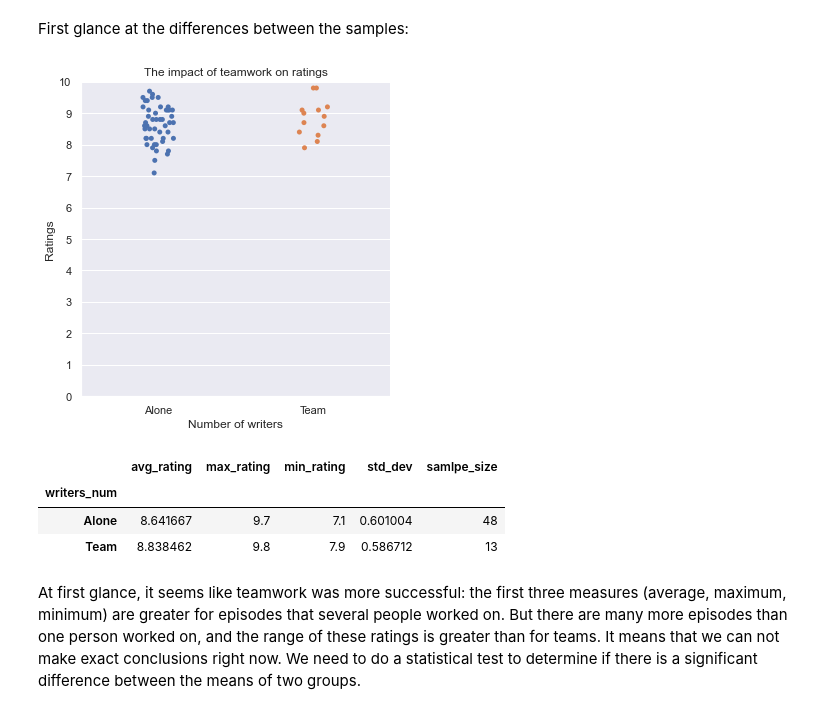
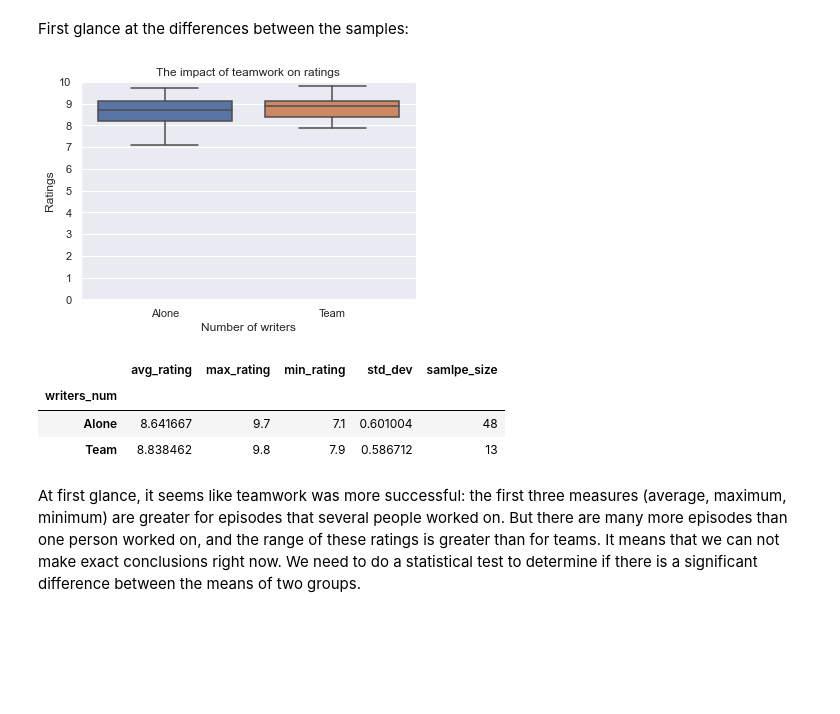
Before and after one commit to sgol11/avatar-analysis, a Jupyter notebook: avatar_analysis.ipynb, the cells around one changed output. Cells and saved outputs as stored; diff of their text form; code cells hidden in the pictures; blank space fills up the shorter version.

Commit message:
"Writers" section updated
Student's t-test changed to the Mann–Whitney U-test as more appropriate

```diff
--- a/avatar_analysis.ipynb
+++ b/avatar_analysis.ipynb
@@ -364,27 +362,27 @@ writer_ratings
 # %% [markdown]
 First glance at the differences between the samples:
 # %%
-sns.catplot(x='writers_num', y='imdb_rating', data=writer_ratings)
+sns.boxplot(x='writers_num', y='imdb_rating', data=writer_ratings)
 plt.title('The impact of teamwork on ratings')
 plt.ylabel('Ratings')
 plt.xlabel('Number of writers')
 plt.yticks(range(0, 11))
 
 plt.show()
 
 comparative_values = (writer_ratings[['writers_num', 'imdb_rating']].groupby('writers_num').mean()
                       .rename(columns = {'imdb_rating' : 'avg_rating'}))
 comparative_values['max_rating'] = (writer_ratings[['writers_num', 'imdb_rating']]
                                     .groupby('writers_num').max()['imdb_rating'])
 comparative_values['min_rating'] = (writer_ratings[['writers_num', 'imdb_rating']]
                                     .groupby('writers_num').min()['imdb_rating'])
 comparative_values['std_dev'] = (writer_ratings[['writers_num', 'imdb_rating']]
                                     .groupby('writers_num').std()['imdb_rating'])
 comparative_values['samlpe_size'] = (writer_ratings[['writers_num', 'imdb_rating']]
                                     .groupby('writers_num').count()['imdb_rating'])
 comparative_values
 # %% [output]
-[figure, old version]
+[figure, new version]
 |  | avg_rating | max_rating | min_rating | std_dev | samlpe_size |
 | writers_num |  |  |  |  |  |
 | Alone | 8.641667 | 9.7 | 7.1 | 0.601004 | 48 |
```
Also changed, not shown: parts of 8 cells of this notebook.
